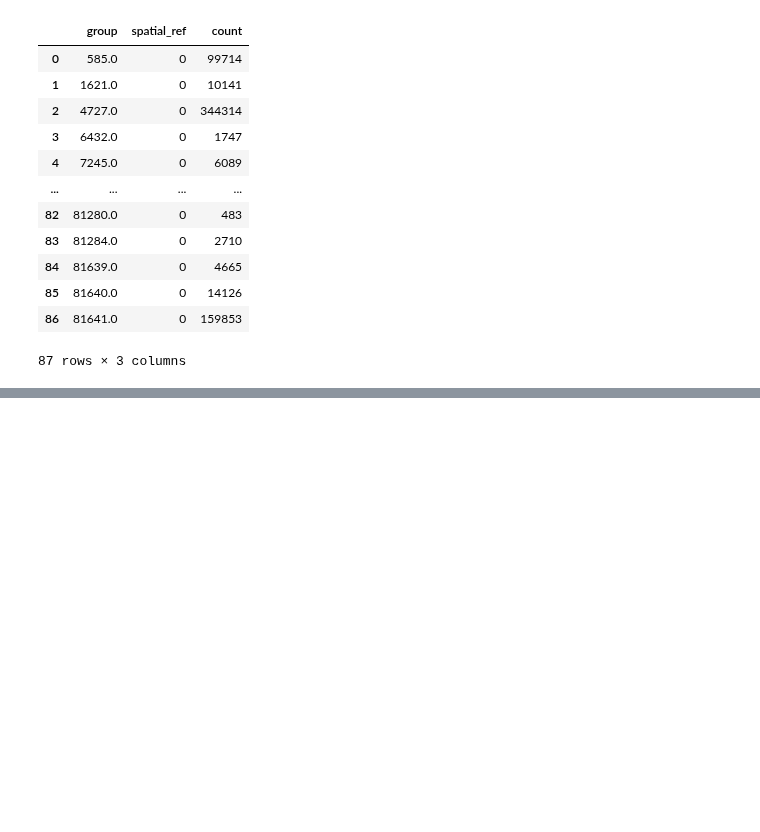
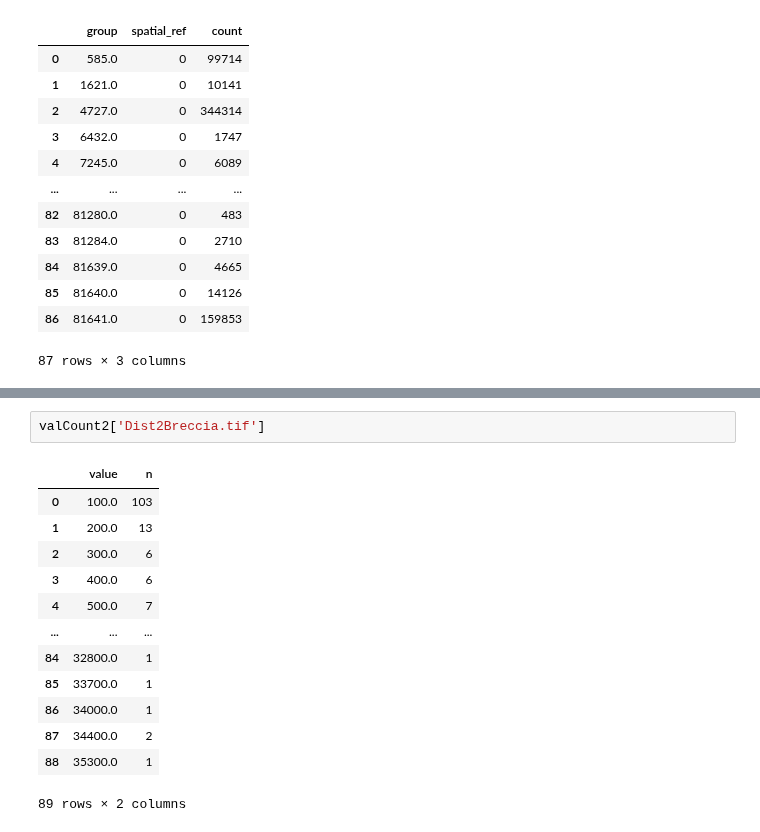
Before and after one commit to RichardScottOZ/Simple-Weights-of-Evidence, a Jupyter notebook: WoE-Test.ipynb, the cells around one changed output, grey strips where cells are left out. Cells and saved outputs as stored; diff of their text form; blank space fills up the shorter version.

```diff
--- a/WoE-Test.ipynb
+++ b/WoE-Test.ipynb
@@ -257,0 +258,16 @@ freqTable2['Dist2Breccia.tif']
+# %%
+valCount2['Dist2Breccia.tif']
+# %% [output]
+|  | value | n |
+| 0 | 100.0 | 103 |
+| 1 | 200.0 | 13 |
+| 2 | 300.0 | 6 |
+| 3 | 400.0 | 6 |
+| 4 | 500.0 | 7 |
+| ... | ... | ... |
+| 84 | 32800.0 | 1 |
+| 85 | 33700.0 | 1 |
+| 86 | 34000.0 | 1 |
+| 87 | 34400.0 | 2 |
+| 88 | 35300.0 | 1 |
+89 rows × 2 columns
```
Also changed, not shown: parts of 2 cells of this notebook.
